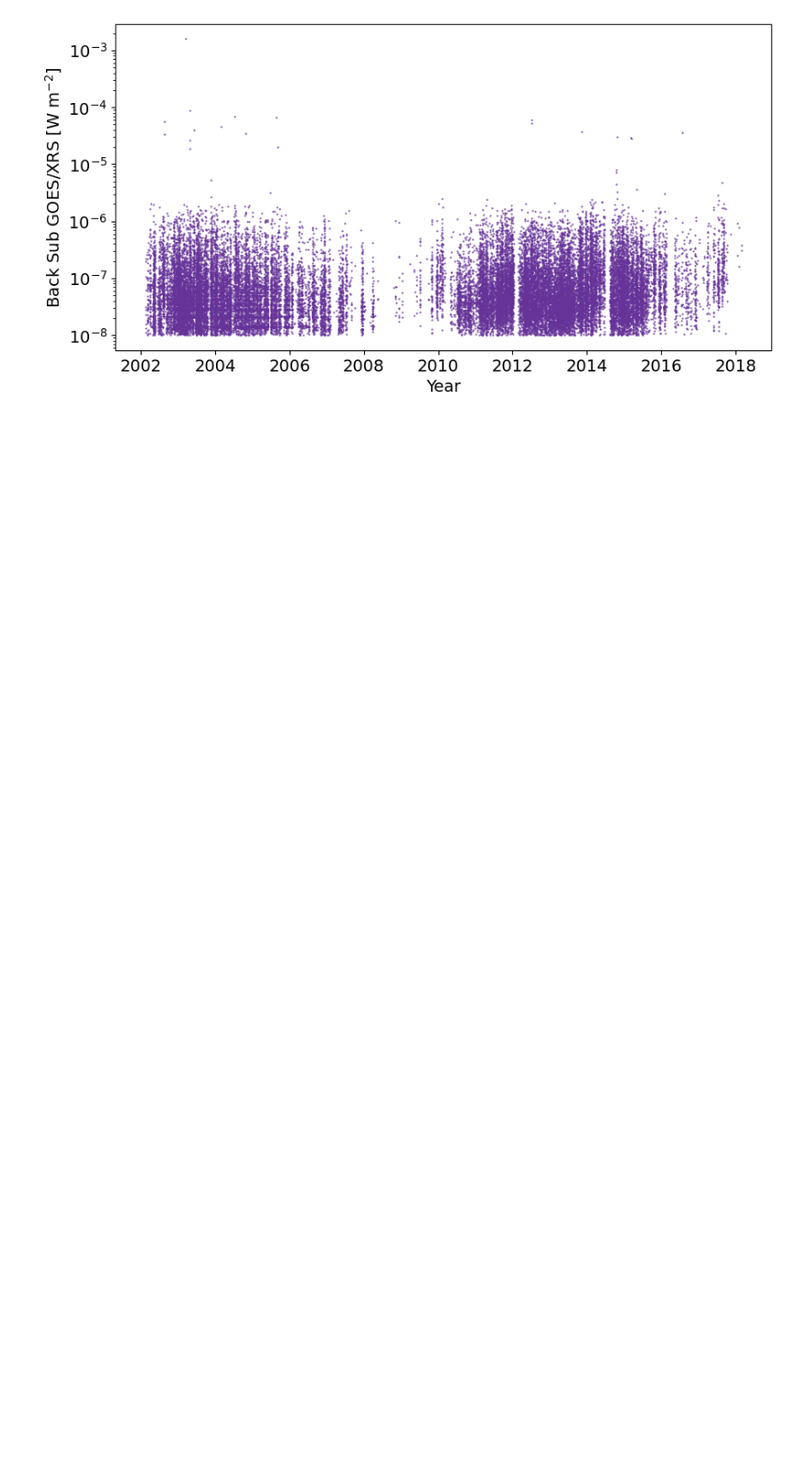
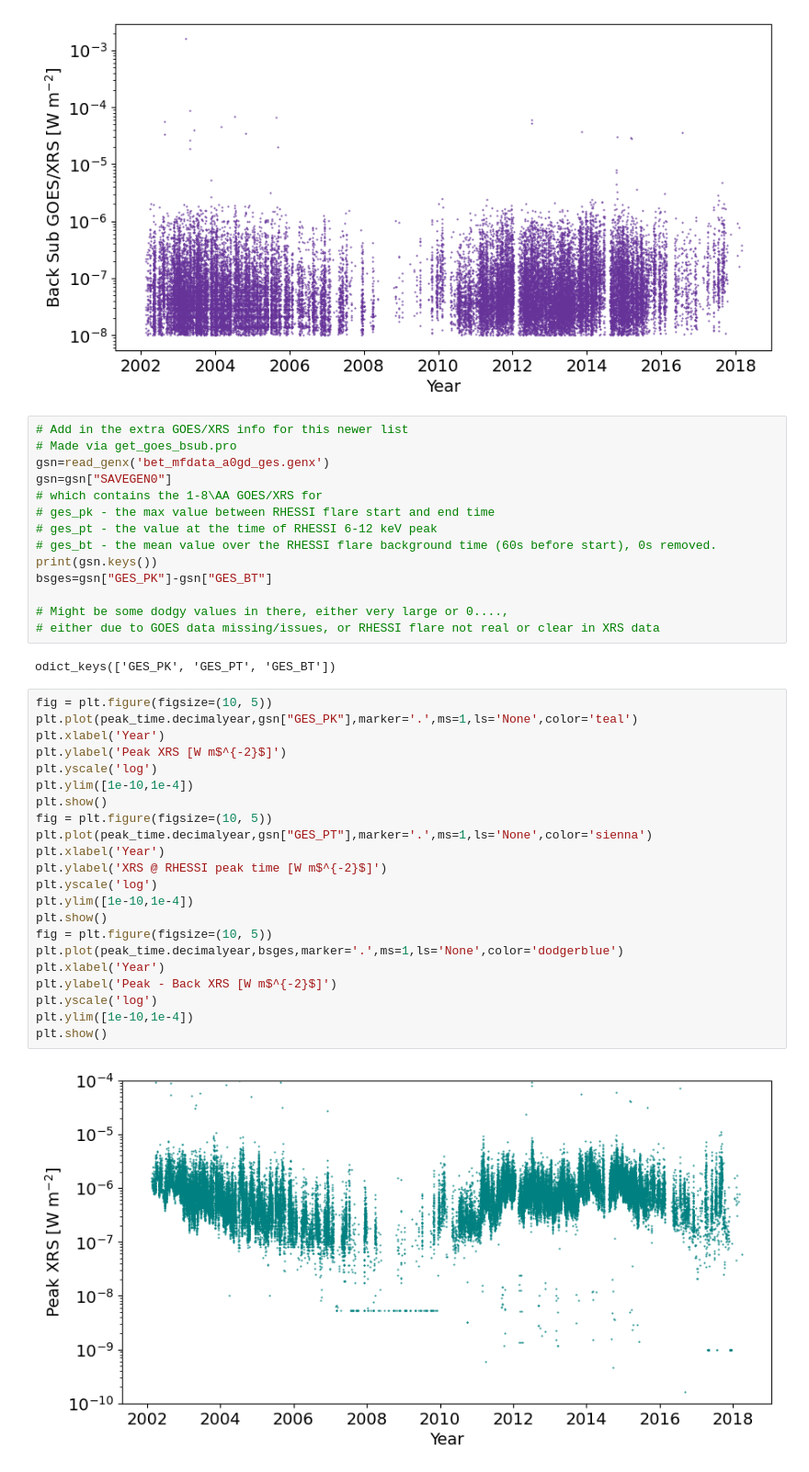
Before and after one commit to ianan/rhsi_flstat, a Jupyter notebook: bet_rhsi_fl_2024.ipynb, the cells around one changed output. Shown at 92% size. Saved outputs shown, nothing was run; the diff lists cells and outputs as text; blank space fills up the shorter version.

Commit message:
Added recalculated xrs data

```diff
--- a/bet_rhsi_fl_2024.ipynb
+++ b/bet_rhsi_fl_2024.ipynb
@@ -189,3 +189,43 @@ plt.show()
 How many microflares with LHH info: 35,650
 [figure]
 [figure]
+# %%
+# Add in the extra GOES/XRS info for this newer list
+# Made via get_goes_bsub.pro
+gsn=read_genx('bet_mfdata_a0gd_ges.genx')
+gsn=gsn["SAVEGEN0"]
+# which contains the 1-8\AA GOES/XRS for
+# ges_pk - the max value between RHESSI flare start and end time
+# ges_pt - the value at the time of RHESSI 6-12 keV peak
+# ges_bt - the mean value over the RHESSI flare background time (60s before start), 0s removed.
+print(gsn.keys())
+bsges=gsn["GES_PK"]-gsn["GES_BT"]
+
+# Might be some dodgy values in there, either very large or 0....,
+# either due to GOES data missing/issues, or RHESSI flare not real or clear in XRS data
+# %% [output]
+odict_keys(['GES_PK', 'GES_PT', 'GES_BT'])
+# %%
+fig = plt.figure(figsize=(10, 5))
+plt.plot(peak_time.decimalyear,gsn["GES_PK"],marker='.',ms=1,ls='None',color='teal')
+plt.xlabel('Year')
+plt.ylabel('Peak XRS [W m$^{-2}$]')
+plt.yscale('log')
+plt.ylim([1e-10,1e-4])
+plt.show()
+fig = plt.figure(figsize=(10, 5))
+plt.plot(peak_time.decimalyear,gsn["GES_PT"],marker='.',ms=1,ls='None',color='sienna')
+plt.xlabel('Year')
+plt.ylabel('XRS @ RHESSI peak time [W m$^{-2}$]')
+plt.yscale('log')
+plt.ylim([1e-10,1e-4])
+plt.show()
+fig = plt.figure(figsize=(10, 5))
+plt.plot(peak_time.decimalyear,bsges,marker='.',ms=1,ls='None',color='dodgerblue')
+plt.xlabel('Year')
+plt.ylabel('Peak - Back XRS [W m$^{-2}$]')
+plt.yscale('log')
+plt.ylim([1e-10,1e-4])
+plt.show()
+# %% [output]
+[figure, added]
```
Also changed, not shown: parts of 1 cell of this notebook, 1 other file.
